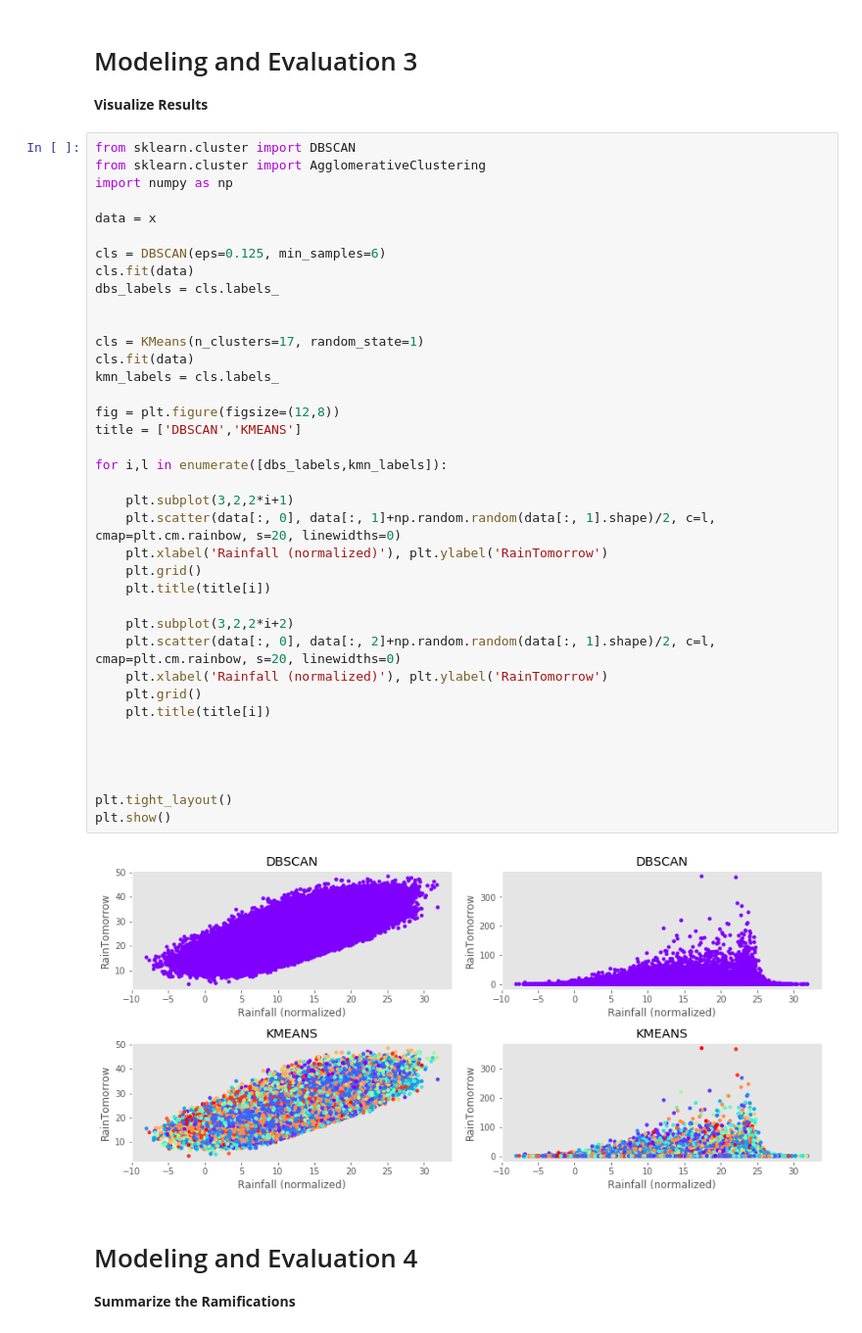
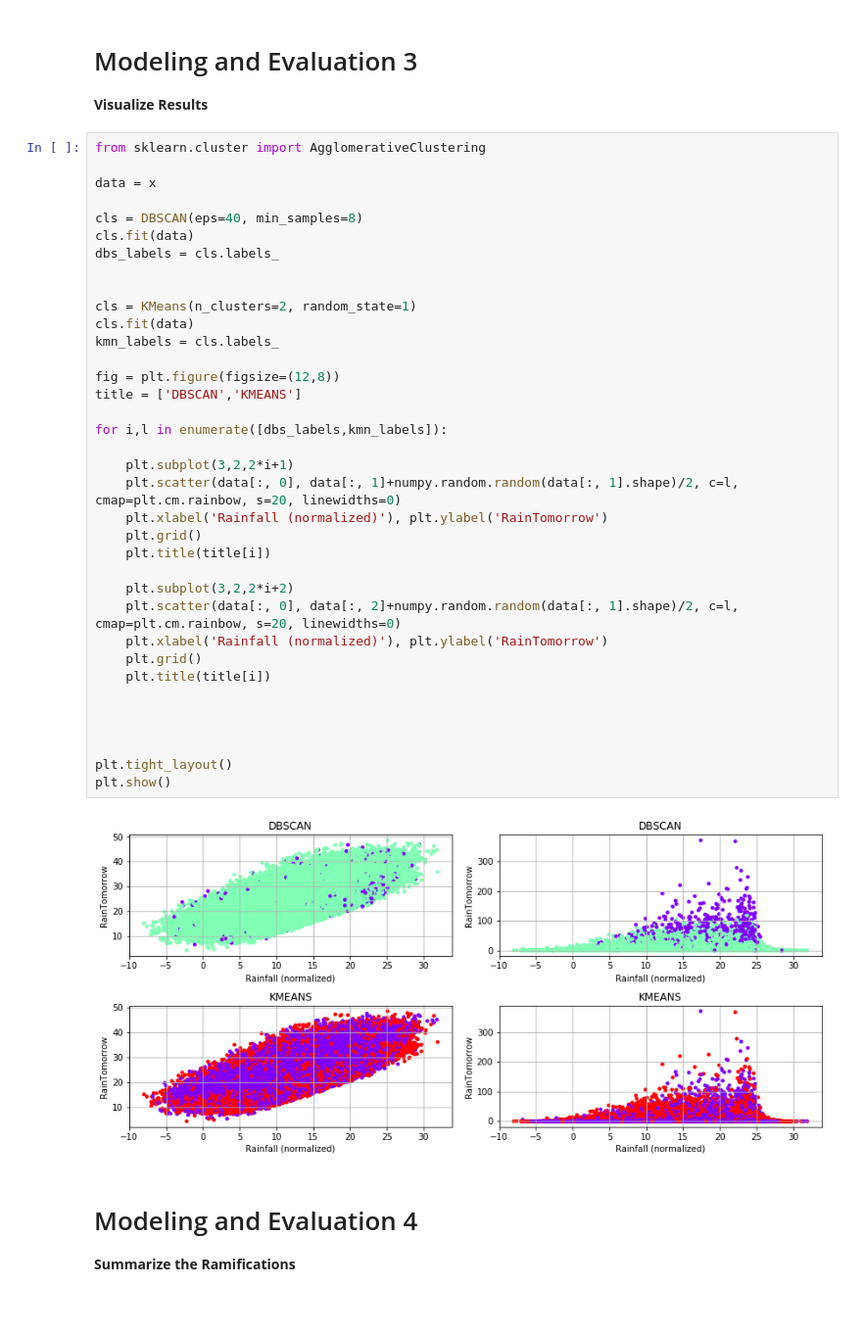
Before and after one commit to jpafford/Data_Mining_7331, a Jupyter notebook: Lab Three Clustering.ipynb, the cells around one changed output. Shown at 98% size. Cells and saved outputs as stored; diff of their text form; blank space fills up the shorter version.

Commit message:
changed paremeters for Visualizing results

```diff
--- a/Lab Three Clustering.ipynb
+++ b/Lab Three Clustering.ipynb
@@ -235,45 +235,43 @@ Estimated number of clusters: 2
 # Modeling and Evaluation 3
 <b>Visualize Results</b>
 # %%
-from sklearn.cluster import DBSCAN
 from sklearn.cluster import AgglomerativeClustering
-import numpy as np
 
 data = x
 
-cls = DBSCAN(eps=0.125, min_samples=6)
+cls = DBSCAN(eps=40, min_samples=8)
 cls.fit(data)
 dbs_labels = cls.labels_
 
 
-cls = KMeans(n_clusters=17, random_state=1)
+cls = KMeans(n_clusters=2, random_state=1)
 cls.fit(data)
 kmn_labels = cls.labels_
 
 fig = plt.figure(figsize=(12,8))
 title = ['DBSCAN','KMEANS']
 
 for i,l in enumerate([dbs_labels,kmn_labels]):
 
     plt.subplot(3,2,2*i+1)
-    plt.scatter(data[:, 0], data[:, 1]+np.random.random(data[:, 1].shape)/2, c=l, cmap=plt.cm.rainbow, s=20, linewidths=0)
+    plt.scatter(data[:, 0], data[:, 1]+numpy.random.random(data[:, 1].shape)/2, c=l, cmap=plt.cm.rainbow, s=20, linewidths=0)
     plt.xlabel('Rainfall (normalized)'), plt.ylabel('RainTomorrow')
     plt.grid()
     plt.title(title[i])
 
     plt.subplot(3,2,2*i+2)
-    plt.scatter(data[:, 0], data[:, 2]+np.random.random(data[:, 1].shape)/2, c=l, cmap=plt.cm.rainbow, s=20, linewidths=0)
+    plt.scatter(data[:, 0], data[:, 2]+numpy.random.random(data[:, 1].shape)/2, c=l, cmap=plt.cm.rainbow, s=20, linewidths=0)
     plt.xlabel('Rainfall (normalized)'), plt.ylabel('RainTomorrow')
     plt.grid()
     plt.title(title[i])
 
 
 
 
 plt.tight_layout()
 plt.show()
 # %% [output]
-[figure, old version]
+[figure, new version]
 # %% [markdown]
 # Modeling and Evaluation 4
 <b>Summarize the Ramifications</b>
```
